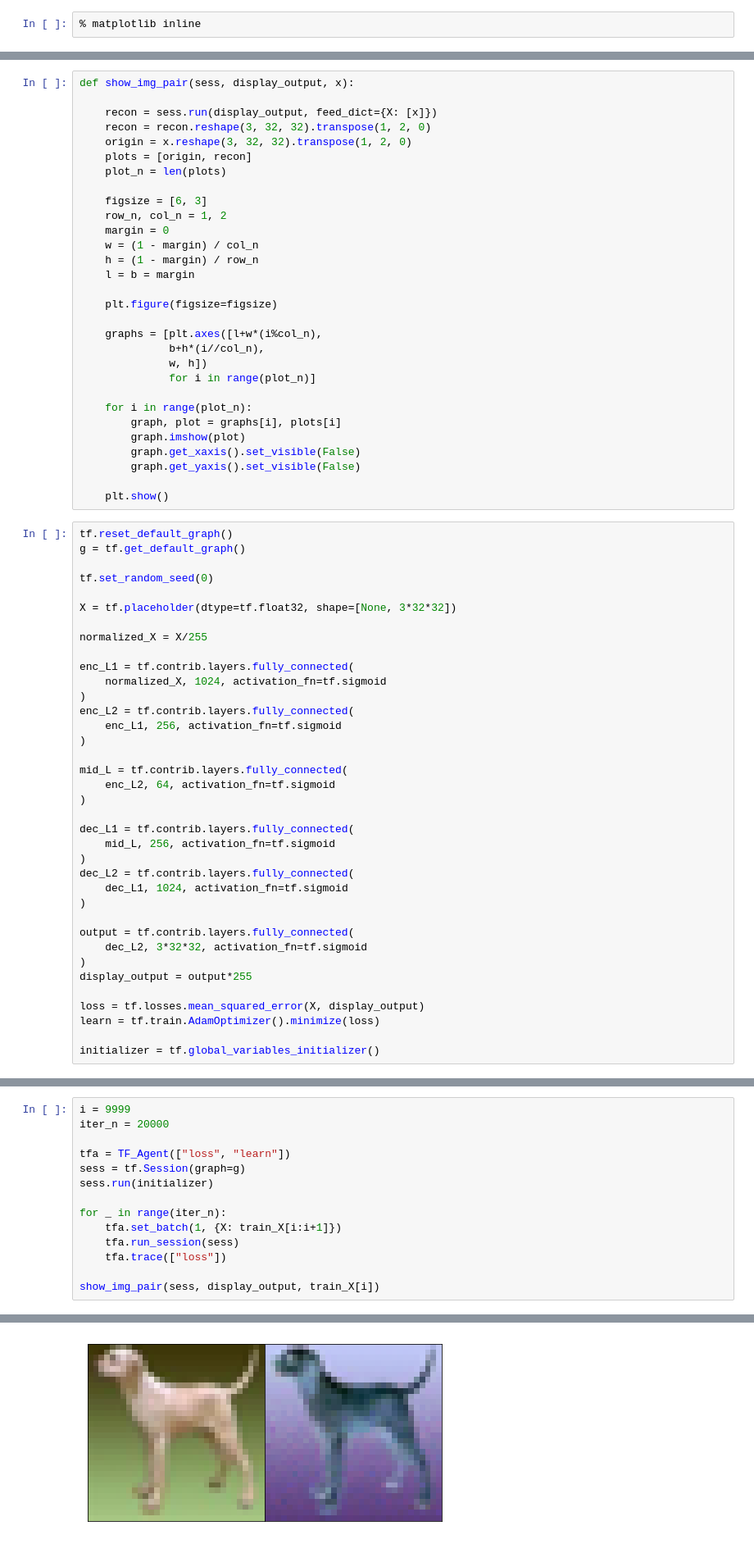
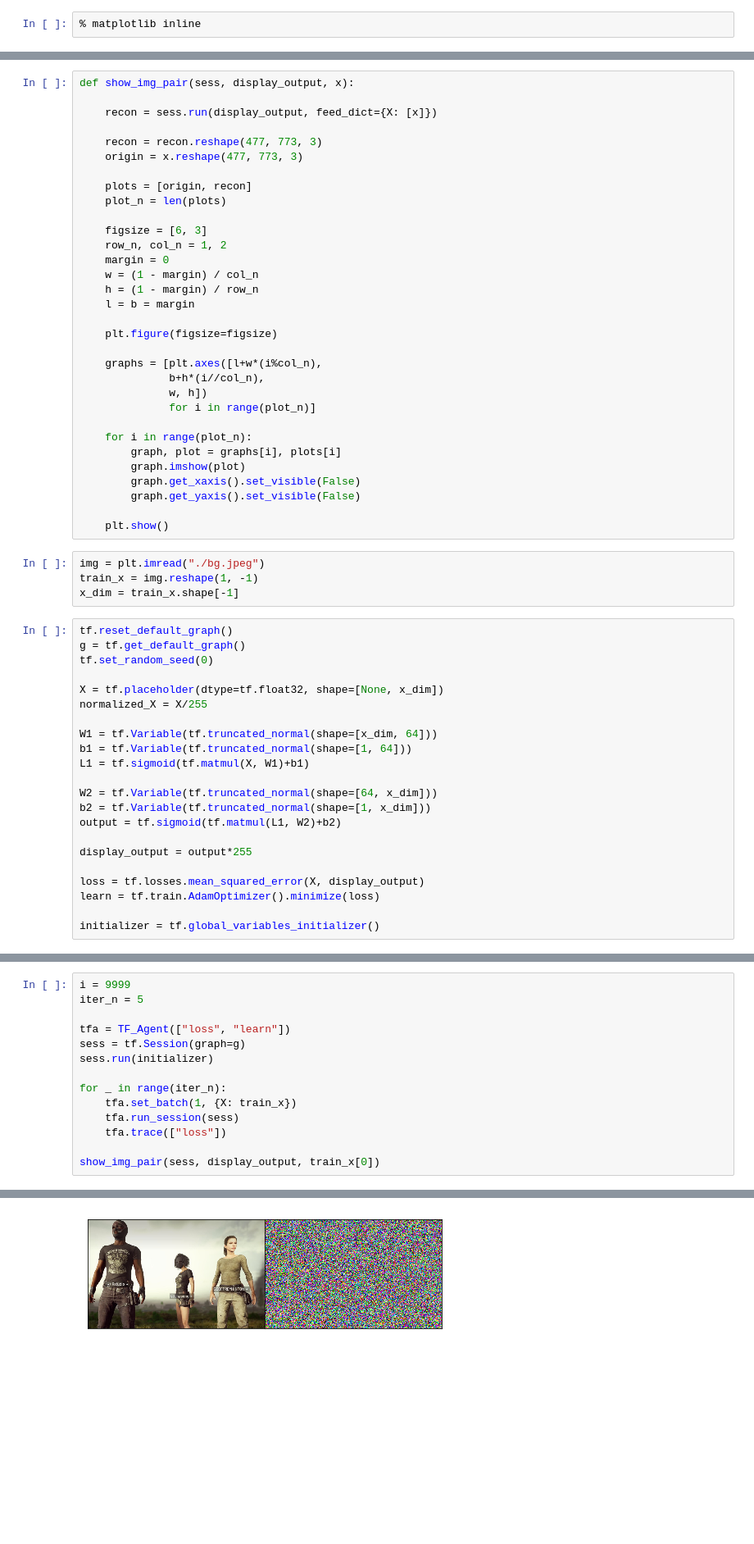
Before and after one commit to SeohaSong/NOTE, a Jupyter notebook: Reaserchs/mail/Sandbox.ipynb, the cells around one changed output, grey strips where cells are left out. Shown at 82% size. Saved outputs shown, nothing was run; the diff lists cells and outputs as text; blank space fills up the shorter version.

Commit message:
update origin master

```diff
--- a/Reaserchs/mail/Sandbox.ipynb
+++ b/Reaserchs/mail/Sandbox.ipynb
@@ -56,8 +56,10 @@ class TF_Agent():
 def show_img_pair(sess, display_output, x):
 
     recon = sess.run(display_output, feed_dict={X: [x]})
-    recon = recon.reshape(3, 32, 32).transpose(1, 2, 0)
-    origin = x.reshape(3, 32, 32).transpose(1, 2, 0)
+
+    recon = recon.reshape(477, 773, 3)
+    origin = x.reshape(477, 773, 3)
+
     plots = [origin, recon]
     plot_n = len(plots)
 
@@ -82,37 +84,26 @@ def show_img_pair(sess, display_output, x):
         graph.get_yaxis().set_visible(False)
 
     plt.show()
+# %%
+img = plt.imread("./bg.jpeg")
+train_x = img.reshape(1, -1)
+x_dim = train_x.shape[-1]
 # %%
 tf.reset_default_graph()
 g = tf.get_default_graph()
-
 tf.set_random_seed(0)
 
-X = tf.placeholder(dtype=tf.float32, shape=[None, 3*32*32])
-
+X = tf.placeholder(dtype=tf.float32, shape=[None, x_dim])
 normalized_X = X/255
 
-enc_L1 = tf.contrib.layers.fully_connected(
-    normalized_X, 1024, activation_fn=tf.sigmoid
-)
-enc_L2 = tf.contrib.layers.fully_connected(
-    enc_L1, 256, activation_fn=tf.sigmoid
-)
+W1 = tf.Variable(tf.truncated_normal(shape=[x_dim, 64]))
+b1 = tf.Variable(tf.truncated_normal(shape=[1, 64]))
+L1 = tf.sigmoid(tf.matmul(X, W1)+b1)
 
-mid_L = tf.contrib.layers.fully_connected(
-    enc_L2, 64, activation_fn=tf.sigmoid
-)
+W2 = tf.Variable(tf.truncated_normal(shape=[64, x_dim]))
+b2 = tf.Variable(tf.truncated_normal(shape=[1, x_dim]))
+output = tf.sigmoid(tf.matmul(L1, W2)+b2)
 
-dec_L1 = tf.contrib.layers.fully_connected(
-    mid_L, 256, activation_fn=tf.sigmoid
-)
-dec_L2 = tf.contrib.layers.fully_connected(
-    dec_L1, 1024, activation_fn=tf.sigmoid
-)
-
-output = tf.contrib.layers.fully_connected(
-    dec_L2, 3*32*32, activation_fn=tf.sigmoid
-)
 display_output = output*255
 
 loss = tf.losses.mean_squared_error(X, display_output)
@@ -126,15 +113,15 @@ train_y = dataset["labels"]
 # %%
 i = 9999
-iter_n = 20000
+iter_n = 5
 
 tfa = TF_Agent(["loss", "learn"])
 sess = tf.Session(graph=g)
 sess.run(initializer)
 
 for _ in range(iter_n):
-    tfa.set_batch(1, {X: train_X[i:i+1]})
+    tfa.set_batch(1, {X: train_x})
     tfa.run_session(sess)
     tfa.trace(["loss"])
 
-show_img_pair(sess, display_output, train_X[i])
+show_img_pair(sess, display_output, train_x[0])
 # %% [output]
@@ -142 +129 @@ Iter:  20000 - ['loss']: 0.000179738273
-[figure, old version]
+[figure, new version]
```
Also changed, not shown: parts of 3 cells of this notebook, 4 other files.
